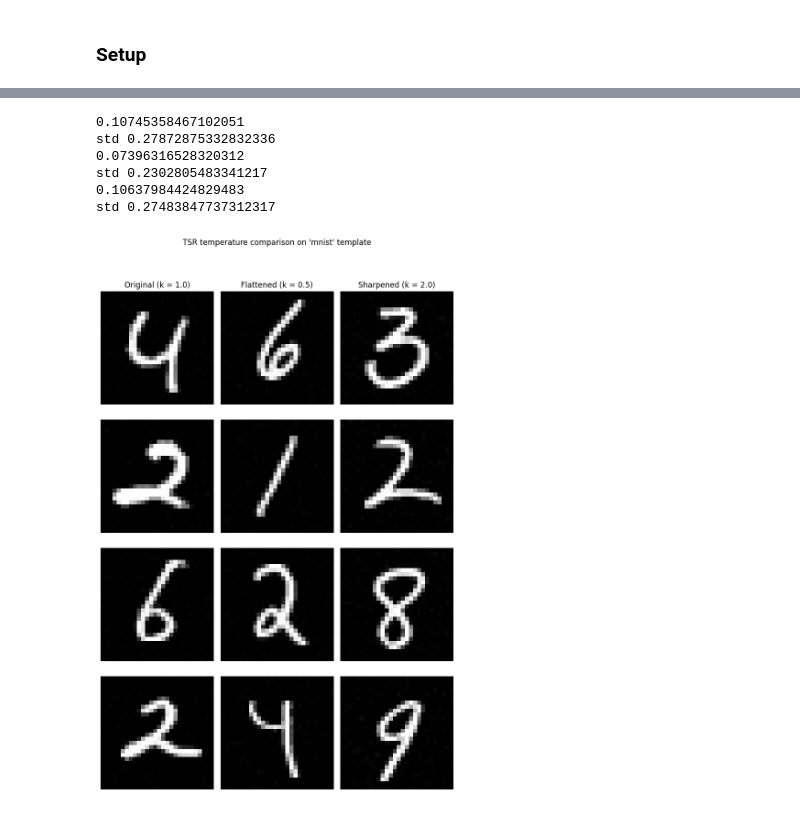
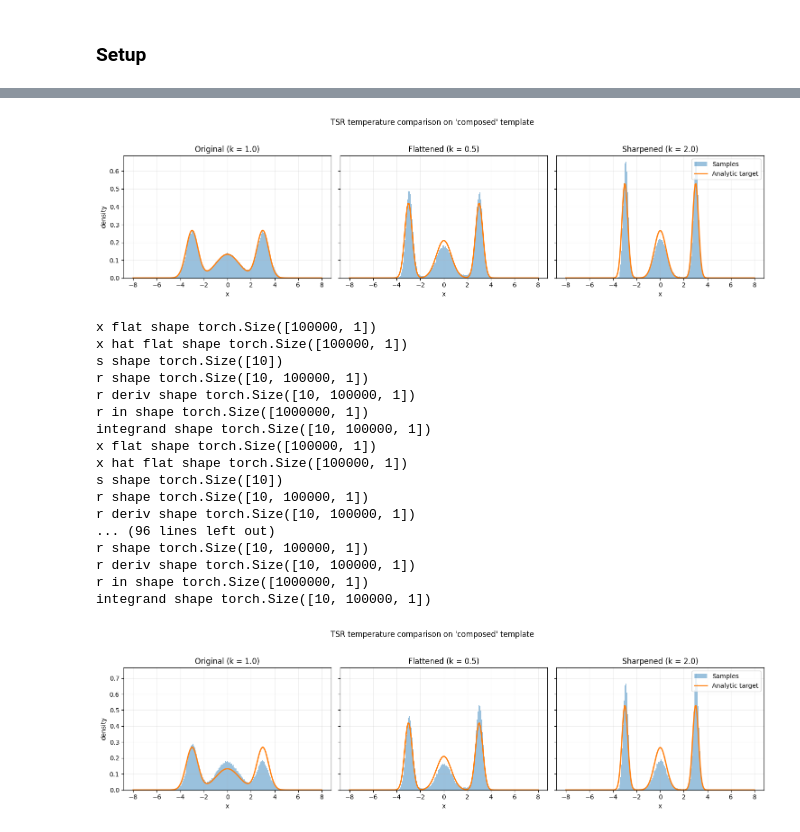
Before and after one commit to oatmeallover/parallel_tempering, a Jupyter notebook: tempered_energy.ipynb, the cells around one changed output, grey strips where cells are left out. Drawn from its saved outputs; the diff is of its cells as text; code cells hidden in the pictures.

Commit message:
Swap schedule works with composed distribution and with MNIST properly

```diff
--- a/tempered_energy.ipynb
+++ b/tempered_energy.ipynb
@@ -20,0 +16,7 @@ std 0.2911806106567383
+# %%
+sigma=1.0
+n_bins=220
+n_samples=4
+k=4.0
+n_replicas=3
+dataset="composed"
@@ -21,10 +46,25 @@ std 0.2911806106567383
+# %%
+_ = plot_temperature_triptych(dataset_name=dataset, sigma=sigma, n_bins=n_bins, n_samples=n_samples, k=k, replica_swaps=False)
+# %% [output]
+[figure, added]
 # %%
-_ = plot_temperature_triptych(dataset_name="mnist", sigma=1.0, replica_swaps = True)
+_ = plot_temperature_triptych(dataset_name=dataset, sigma=sigma, n_bins=n_bins, n_samples=n_samples, k=k, replica_swaps=True)
 # %% [output]
-0.10745358467102051
-std 0.27872875332832336
-0.07396316528320312
-std 0.2302805483341217
-0.10637984424829483
-std 0.27483847737312317
+x flat shape torch.Size([100000, 1])
+x hat flat shape torch.Size([100000, 1])
+s shape torch.Size([10])
+r shape torch.Size([10, 100000, 1])
+r deriv shape torch.Size([10, 100000, 1])
+r in shape torch.Size([1000000, 1])
+integrand shape torch.Size([10, 100000, 1])
+x flat shape torch.Size([100000, 1])
+x hat flat shape torch.Size([100000, 1])
+s shape torch.Size([10])
+r shape torch.Size([10, 100000, 1])
+r deriv shape torch.Size([10, 100000, 1])
+... (96 lines left out)
+r shape torch.Size([10, 100000, 1])
+r deriv shape torch.Size([10, 100000, 1])
+r in shape torch.Size([1000000, 1])
+integrand shape torch.Size([10, 100000, 1])
-[figure, old version]
+[figure, new version]
```
Also changed, not shown: parts of 3 cells of this notebook, 2 other files.
